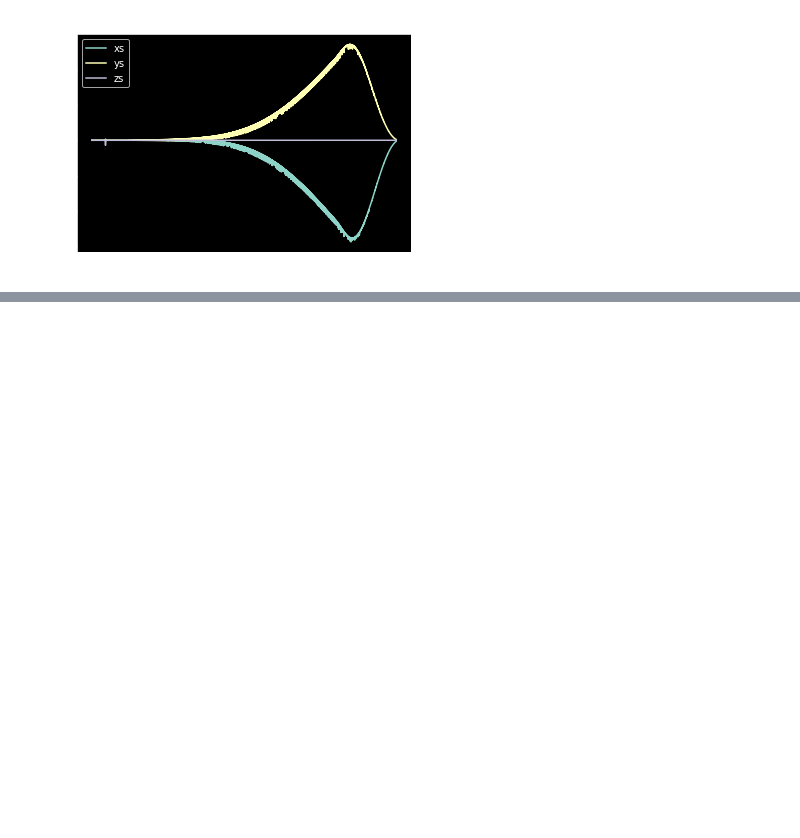
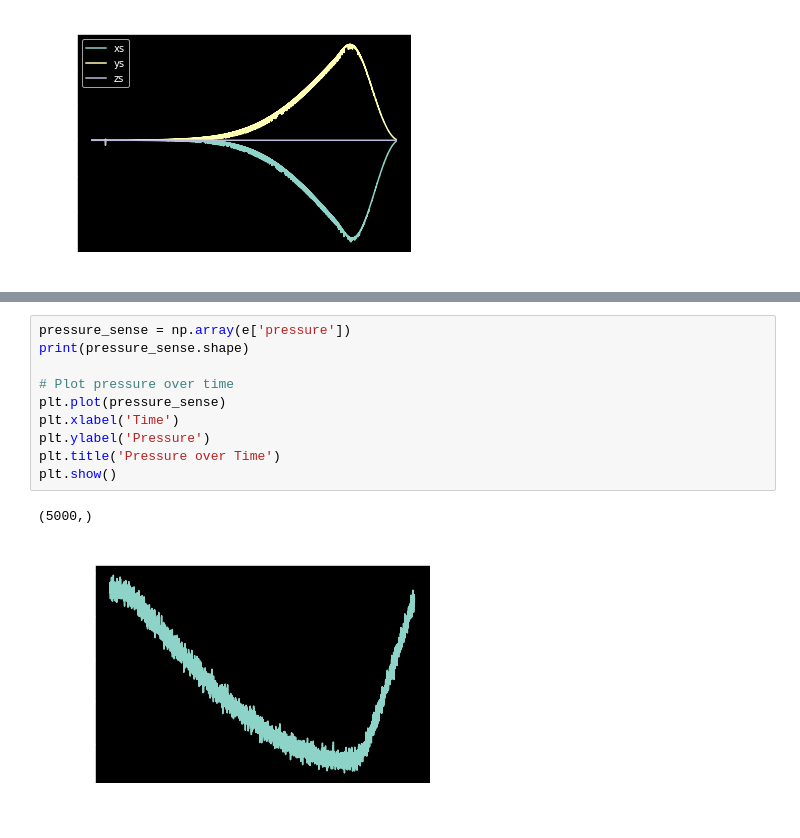
Before and after one commit to Willmac16/fused-kalman-localization, a Jupyter notebook: rocket_example/make_sensor_data.ipynb, the cells around one changed output, grey strips where cells are left out. Drawn from its saved outputs; the diff is of its cells as text; blank space fills up the shorter version.

```diff
--- a/rocket_example/make_sensor_data.ipynb
+++ b/rocket_example/make_sensor_data.ipynb
@@ -165,0 +326,13 @@ with open('sensor_data_with_truth.pkl', 'wb') as f:
+# %%
+pressure_sense = np.array(e['pressure'])
+print(pressure_sense.shape)
+
+# Plot pressure over time
+plt.plot(pressure_sense)
+plt.xlabel('Time')
+plt.ylabel('Pressure')
+plt.title('Pressure over Time')
+plt.show()
+# %% [output]
+(5000,)
+[figure, added]
```
Also changed, not shown: parts of 34 cells of this notebook, 2 other files.
